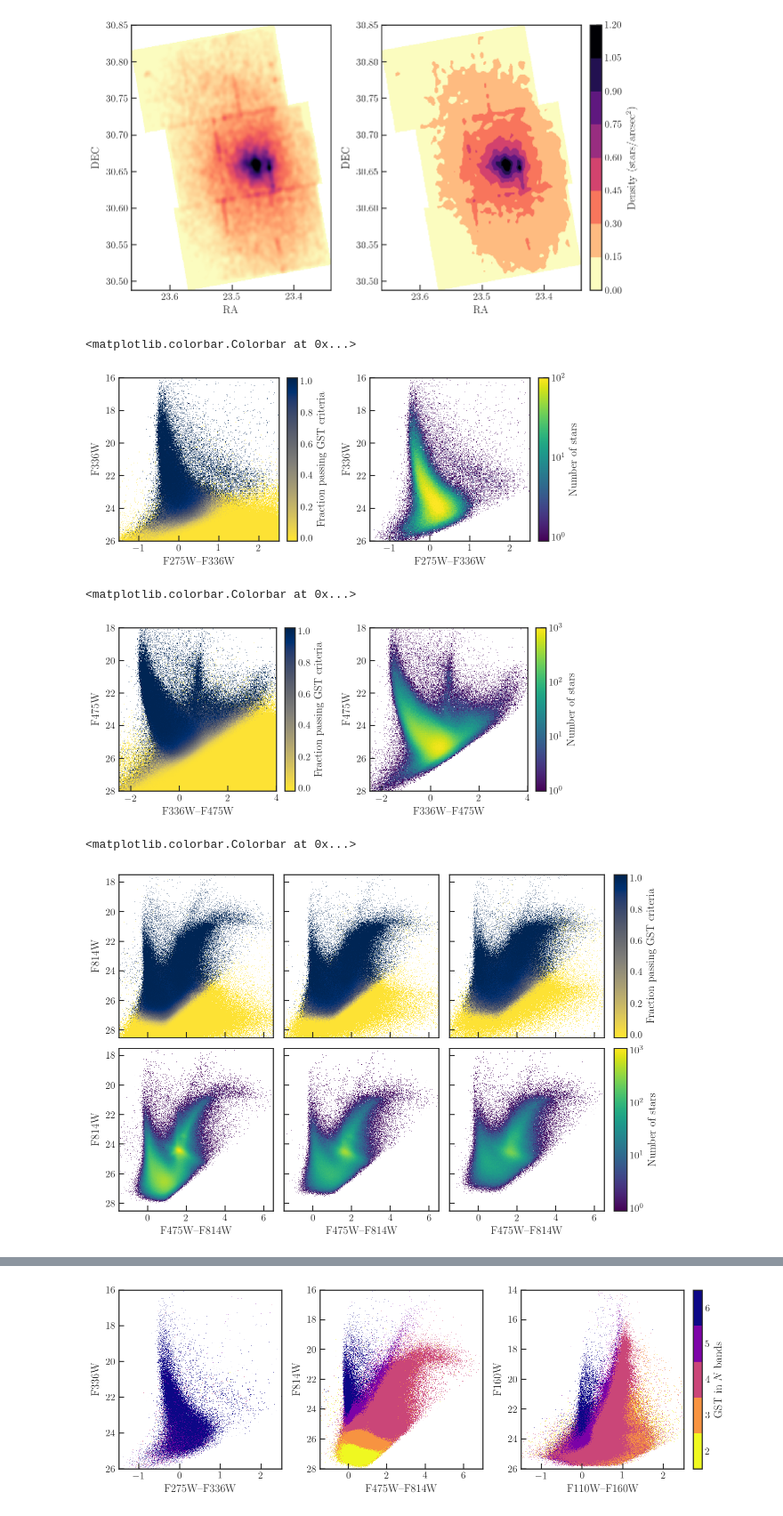
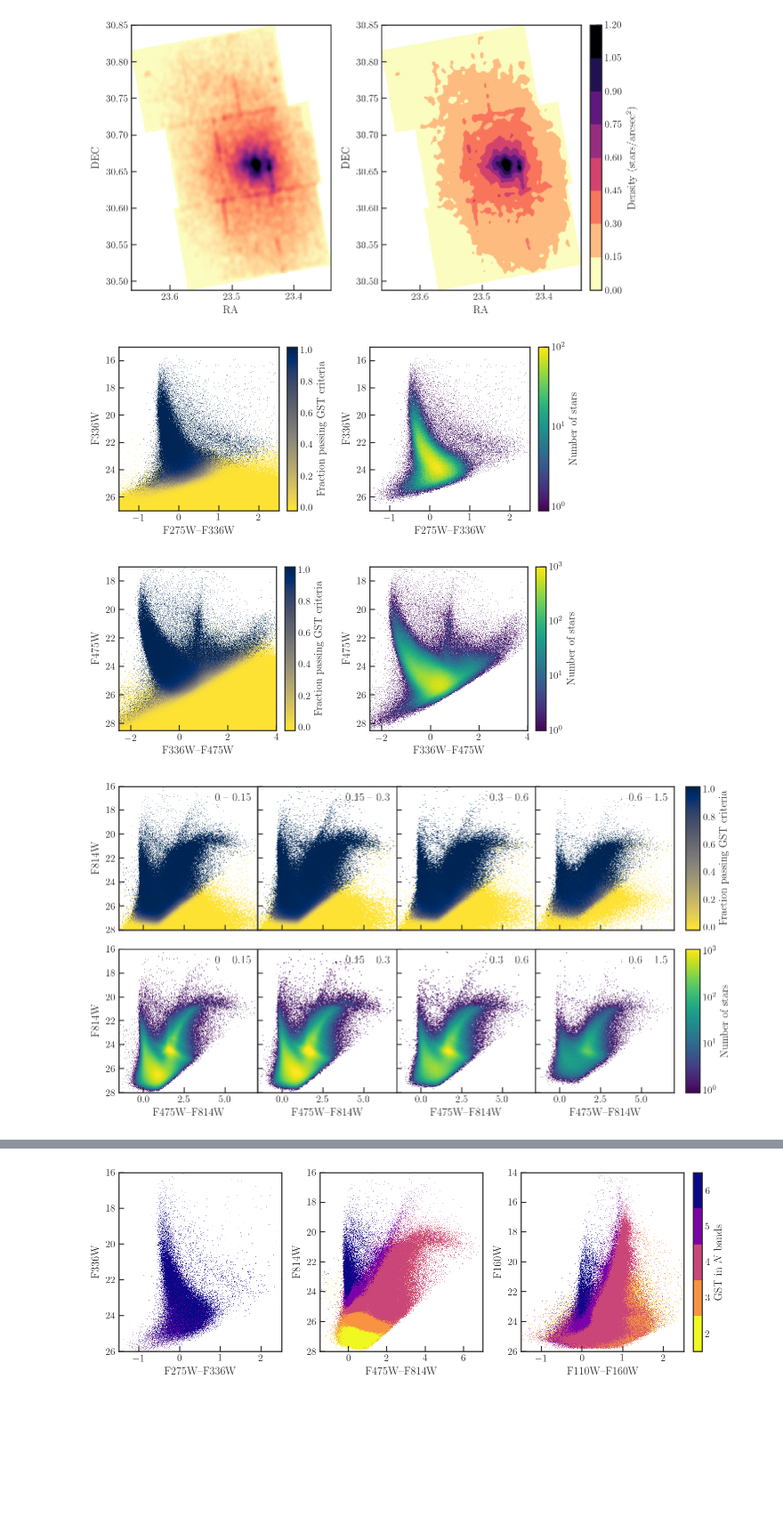
Before and after one commit to meredith-durbin/m33_survey_plots, a Jupyter notebook: CMD plots.ipynb, the cells around one changed output, grey strips where cells are left out. Shown at 89% size. Drawn from its saved outputs; the diff is of its cells as text; code cells hidden in the pictures; blank space fills up the shorter version.

Commit message:
redo density figs

```diff
--- a/CMD plots.ipynb
+++ b/CMD plots.ipynb
@@ -121,7 +121,7 @@ fig.savefig('survey_paper_figures/density_map.pdf', dpi=300, bbox_inches='tight'
 # %%
 # W14 Fig 9
 ds.plot('F275W_VEGA-F336W_VEGA', 'F336W_VEGA', figsize=(7.2, 4),
-        limits=[[-1.5, 2.5], [26, 16]], shape=300, colorbar=False,
+        limits=[[-1.5, 2.5], [27, 15]], shape=360, colorbar=False,
         f=[None, 'log10'], colormap=['cividis_r', 'viridis'],
         vmin=[-0.02, np.log10(0.9)], vmax=[1.02, np.log10(1e2)],
         what=['mean(F275W_GST_FLAG*F336W_GST_FLAG)',
@@ -137,13 +137,14 @@ add_colorbar(fig, axes[0], cmap='cividis_r', vmin=-0.02, vmax=1.02,
              norm='Normalize', label='Fraction passing GST criteria')
 add_colorbar(fig, axes[1], cmap='viridis', vmin=0.9, vmax=1e2,
              norm='LogNorm', label='Number of stars')
+
+fig.savefig('survey_paper_figures/F275W_F336W_CMDs.pdf', dpi=420, bbox_inches='tight')
 # %% [output]
-<matplotlib.colorbar.Colorbar at 0x...>
-[figure, old version]
+[figure, new version]
 # %%
 # W14 Fig 11-12
 ds.plot('F336W_VEGA-F475W_VEGA', 'F475W_VEGA', figsize=(7.2, 4),
-        limits=[[-2.5, 4], [28, 18]], shape=300, colorbar=False,
+        limits=[[-2.5, 4], [28.5, 17]], shape=360, colorbar=False,
         f=[None, 'log10'], colormap=['cividis_r', 'viridis'],
         vmin=[-0.02, np.log10(0.9)], vmax=[1.02, np.log10(5e2)],
         what=['mean(F336W_GST_FLAG*F475W_GST_FLAG)',
@@ -159,41 +160,50 @@ add_colorbar(fig, axes[0], cmap='cividis_r', vmin=-0.02, vmax=1.02,
              norm='Normalize', label='Fraction passing GST criteria')
 add_colorbar(fig, axes[1], cmap='viridis', vmin=1, vmax=1e3,
              norm='LogNorm', label='Number of stars')
+
+fig.savefig('survey_paper_figures/F336W_F475W_CMDs.pdf', dpi=420, bbox_inches='tight')
 # %% [output]
-<matplotlib.colorbar.Colorbar at 0x...>
-[figure, old version]
+[figure, new version]
+# %%
+density_tuples = [(0, 0.15), (0.15, 0.3), (0.3, 0.6), (0.6, 1.5)]
+selections = [f'(DENSITY >= {d0}) & (DENSITY < {d1})' for d0, d1 in density_tuples]
+n = len(density_tuples)
 # %%
 # W14 Fig 13-14
-ds.plot('F475W_VEGA-F814W_VEGA', 'F814W_VEGA', figsize=(9, 6),
-        limits=[[-1.5, 6.5], [28.5, 17.5]], shape=360, colorbar=False,
+ds.plot('F475W_VEGA-F814W_VEGA', 'F814W_VEGA', figsize=(10, 5.6),
+        limits=[[-1.5, 7], [28, 16]], shape=420, colorbar=False,
         f=[None, 'log10'], colormap=['cividis_r', 'viridis'],
         vmin=[-0.02, np.log10(0.9)], vmax=[1.02, np.log10(1.1e3)],
         what=['mean(F475W_GST_FLAG*F814W_GST_FLAG)',
               f'sum(F475W_GST_FLAG*F814W_GST_FLAG)'],
-        selection=['(DENSITY < 0.1)',
-                   '(DENSITY > 0.4) & (DENSITY < 0.5)',
-                   '(DENSITY > 0.6)'],
+        selection=selections,
         visual=dict(row='what', column='selection'),
         xlabel='F475W--F814W', ylabel='F814W')
 
 fig = plt.gcf()
 axes = fig.get_axes()
 
-for ax in axes[1:3] + axes[4:]:
+for ax in axes[1:n] + axes[(n+1):]:
     ax.set_ylabel(None)
     ax.set_yticklabels([])
-for ax in axes[:-3]:
+for ax in axes[:-n]:
     ax.set_xlabel(None)
     ax.set_xticklabels([])
 
-fig.tight_layout(w_pad=1, h_pad=1)
+for i, (d0, d1) in enumerate(density_tuples):
+    for ax in axes[0+i:(n+1)+i:n]:
+        ax.text(0.95, 0.95, f'{d0} -- {d1}',
+                ha='right', va='top', transform=ax.transAxes)
 
-add_colorbar(fig, axes[2], cmap='cividis_r', vmin=-0.02, vmax=1.02,
+fig.tight_layout(w_pad=0, h_pad=1)
+
+add_colorbar(fig, axes[-(n+1)], cmap='cividis_r', vmin=-0.02, vmax=1.02,
              norm='Normalize', label='Fraction passing GST criteria')
 add_colorbar(fig, axes[-1], cmap='viridis', vmin=0.9, vmax=1.1e3,
              norm='LogNorm', label='Number of stars')
+
+fig.savefig('survey_paper_figures/F475W_F814W_CMDs.pdf', dpi=420, bbox_inches='tight')
 # %% [output]
-<matplotlib.colorbar.Colorbar at 0x...>
-[figure, old version]
+[figure, new version]
 # %%
 # W14 Fig 15-16
```
Also changed, not shown: parts of 3 cells of this notebook, 10 other files.
